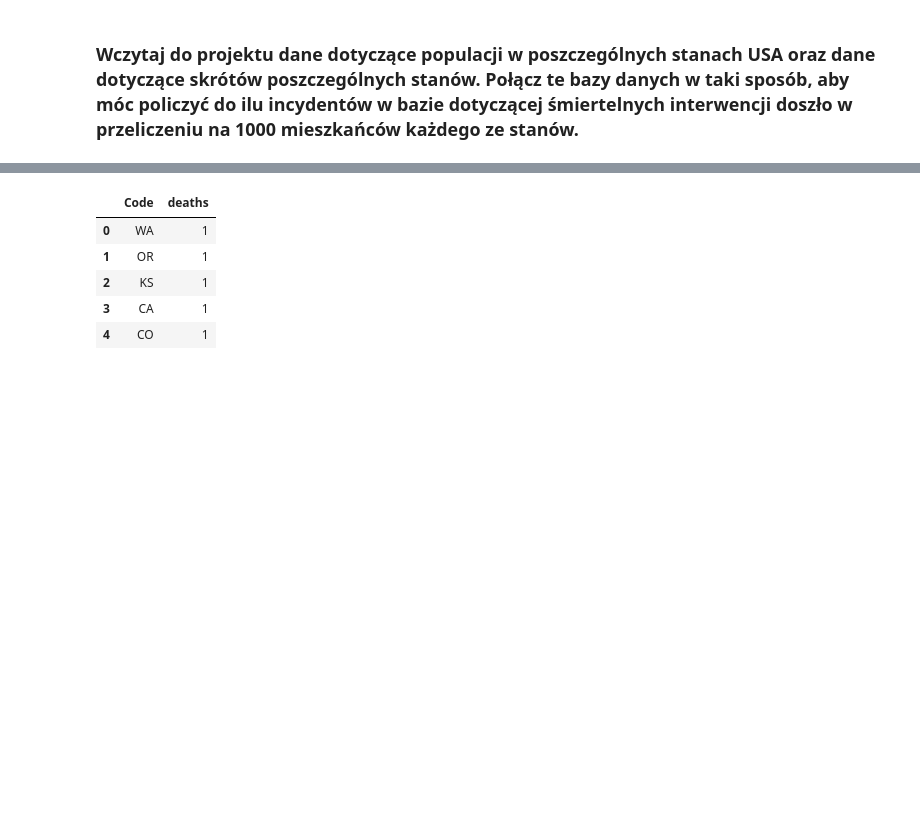
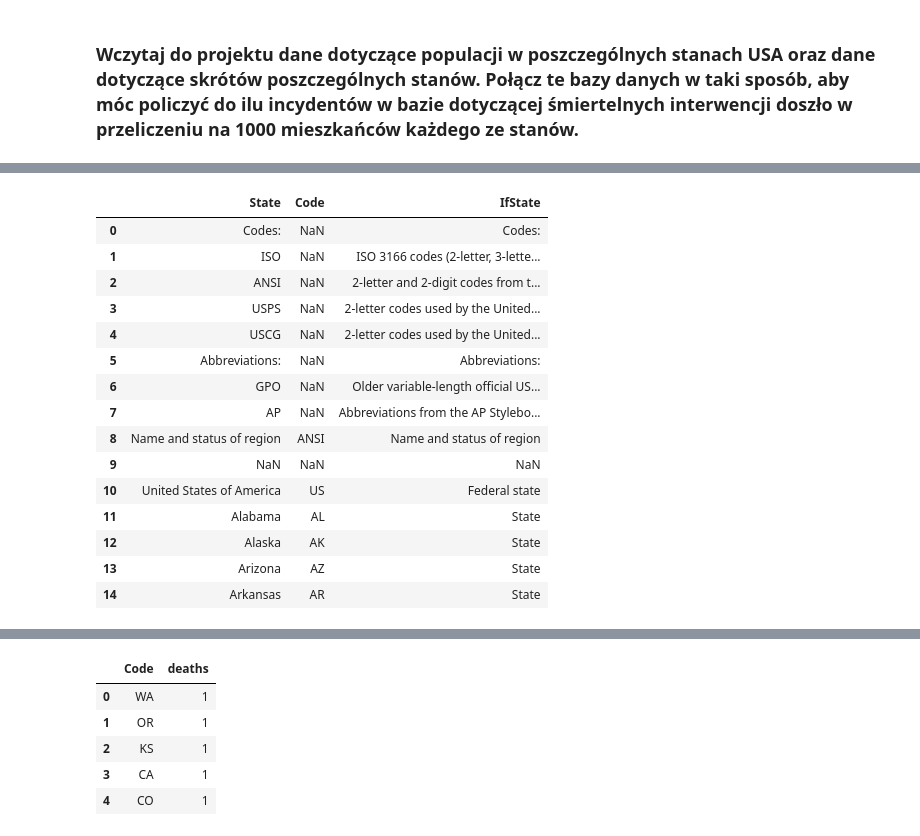
Before and after one commit to kanies89/Dataset-manipulation, a Jupyter notebook: Module 8.3 Task 1.ipynb, the cells around one changed output, grey strips where cells are left out. Cells and saved outputs as stored; diff of their text form; code cells hidden in the pictures; blank space fills up the shorter version.

```diff
--- a/Module 8.3 Task 1.ipynb
+++ b/Module 8.3 Task 1.ipynb
@@ -104,4 +125,5 @@ sns.barplot(x=order, y=dk, data=df)
 # %%
 data_1 = pd.read_html('https://en.wikipedia.org/wiki/List_of_U.S._state_and_territory_abbreviations', attrs={"class": "wikitable sortable"})
 # %%
-table_1 = pd.DataFrame(data_1[0]).transpose()
+table_1 = pd.DataFrame(data_1[0])
+table_1.head()
@@ -108,4 +136,0 @@ table_1 = pd.DataFrame(data_1[0]).transpose()
-# %%
-table_1.reset_index(drop = True, inplace = True)
-# %%
-table_1 = table_1.transpose()
@@ -120,0 +137,3 @@ table_1.head()
+# %%
+table_1.rename(columns={table_1.columns[0]: 'State',table_1.columns[1]: 'IfState', table_1.columns[3]: 'Code'}, inplace=True)
+table_1.head()
@@ -121 +147,21 @@ table_1.head()
+# %%
+table_1 = table_1[['State', 'Code', 'IfState']]
+table_1.head(15)
+# %% [output]
+|  | State | Code | IfState |
+| 0 | Codes: | NaN | Codes: |
+| 1 | ISO | NaN | ISO 3166 codes (2-letter, 3-lette... |
+| 2 | ANSI | NaN | 2-letter and 2-digit codes from t... |
+| 3 | USPS | NaN | 2-letter codes used by the United... |
+| 4 | USCG | NaN | 2-letter codes used by the United... |
+| 5 | Abbreviations: | NaN | Abbreviations: |
+| 6 | GPO | NaN | Older variable-length official US... |
+| 7 | AP | NaN | Abbreviations from the AP Stylebo... |
+| 8 | Name and status of region | ANSI | Name and status of region |
+| 9 | NaN | NaN | NaN |
+| 10 | United States of America | US | Federal state |
+| 11 | Alabama | AL | State |
+| 12 | Alaska | AK | State |
+| 13 | Arizona | AZ | State |
+| 14 | Arkansas | AR | State |
 # %%
```
Also changed, not shown: parts of 12 cells of this notebook.
